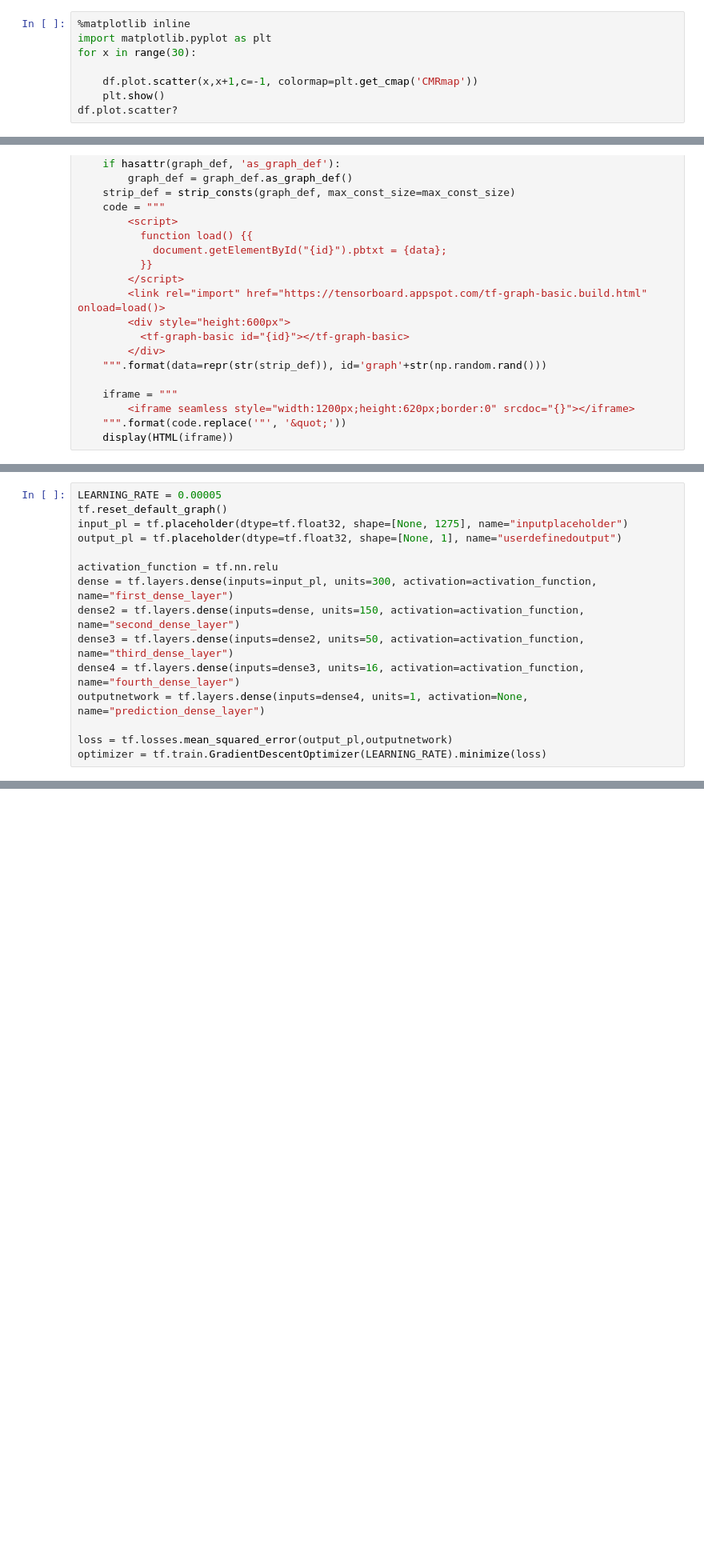
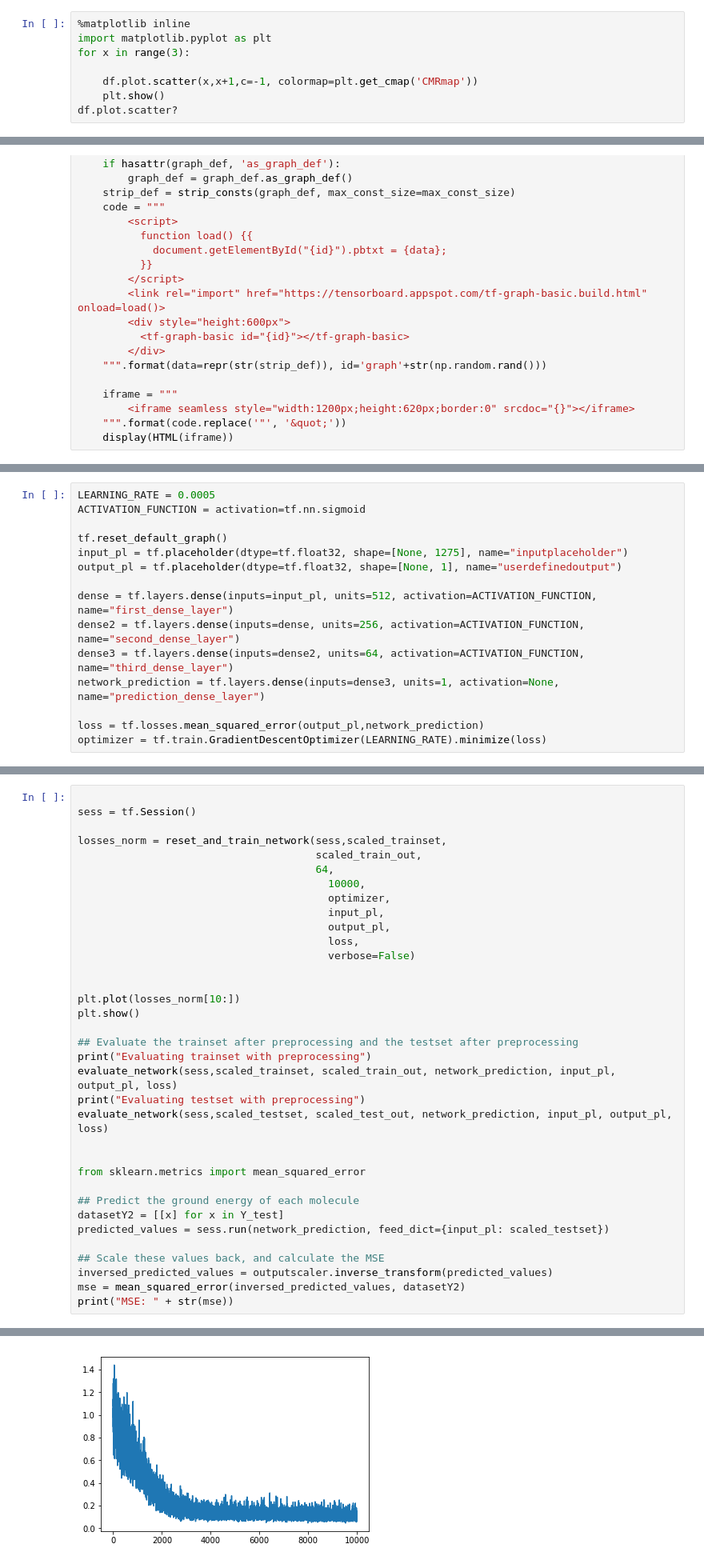
Before and after one commit to rmeertens/tensorflowcourse, a Jupyter notebook: Section 3 Predicting ground state energies of molecules.ipynb, the cells around one changed output, grey strips where cells are left out. Shown at 80% size. Cells and saved outputs as stored; diff of their text form; blank space fills up the shorter version.

```diff
--- a/Section 3 Predicting ground state energies of molecules.ipynb
+++ b/Section 3 Predicting ground state energies of molecules.ipynb
@@ -73,7 +73,7 @@ It's always a good idea to visualise your data. One way to do this is building a
 # %%
 %matplotlib inline
 import matplotlib.pyplot as plt
-for x in range(30):
+for x in range(3):
 
     df.plot.scatter(x,x+1,c=-1, colormap=plt.get_cmap('CMRmap'))
     plt.show()
@@ -344,15 +493,15 @@ So far we only made a two-layer neural network. Let's try to create a multi-laye
 # %%
-LEARNING_RATE = 0.00005
+LEARNING_RATE = 0.0005
+ACTIVATION_FUNCTION = activation=tf.nn.sigmoid
+
 tf.reset_default_graph()
 input_pl = tf.placeholder(dtype=tf.float32, shape=[None, 1275], name="inputplaceholder")
 output_pl = tf.placeholder(dtype=tf.float32, shape=[None, 1], name="userdefinedoutput")
 
-activation_function = tf.nn.relu
-dense = tf.layers.dense(inputs=input_pl, units=300, activation=activation_function, name="first_dense_layer")
-dense2 = tf.layers.dense(inputs=dense, units=150, activation=activation_function, name="second_dense_layer")
-dense3 = tf.layers.dense(inputs=dense2, units=50, activation=activation_function, name="third_dense_layer")
-dense4 = tf.layers.dense(inputs=dense3, units=16, activation=activation_function, name="fourth_dense_layer")
-outputnetwork = tf.layers.dense(inputs=dense4, units=1, activation=None, name="prediction_dense_layer")
+dense = tf.layers.dense(inputs=input_pl, units=512, activation=ACTIVATION_FUNCTION, name="first_dense_layer")
+dense2 = tf.layers.dense(inputs=dense, units=256, activation=ACTIVATION_FUNCTION, name="second_dense_layer")
+dense3 = tf.layers.dense(inputs=dense2, units=64, activation=ACTIVATION_FUNCTION, name="third_dense_layer")
+network_prediction = tf.layers.dense(inputs=dense3, units=1, activation=None, name="prediction_dense_layer")
 
-loss = tf.losses.mean_squared_error(output_pl,outputnetwork)
+loss = tf.losses.mean_squared_error(output_pl,network_prediction)
 optimizer = tf.train.GradientDescentOptimizer(LEARNING_RATE).minimize(loss)
@@ -358,0 +523,36 @@ optimizer = tf.train.GradientDescentOptimizer(LEARNING_RATE).minimize(loss)
+# %%
+
+sess = tf.Session()
+
+losses_norm = reset_and_train_network(sess,scaled_trainset,
+                                      scaled_train_out,
+                                      64,
+                                        10000,
+                                        optimizer,
+                                        input_pl,
+                                        output_pl,
+                                        loss,
+                                        verbose=False)
+
+
+plt.plot(losses_norm[10:])
+plt.show()
+
+## Evaluate the trainset after preprocessing and the testset after preprocessing
+print("Evaluating trainset with preprocessing")
+evaluate_network(sess,scaled_trainset, scaled_train_out, network_prediction, input_pl, output_pl, loss)
+print("Evaluating testset with preprocessing")
+evaluate_network(sess,scaled_testset, scaled_test_out, network_prediction, input_pl, output_pl, loss)
+
+
+from sklearn.metrics import mean_squared_error
+
+## Predict the ground energy of each molecule
+datasetY2 = [[x] for x in Y_test]
+predicted_values = sess.run(network_prediction, feed_dict={input_pl: scaled_testset})
+
+## Scale these values back, and calculate the MSE
+inversed_predicted_values = outputscaler.inverse_transform(predicted_values)
+mse = mean_squared_error(inversed_predicted_values, datasetY2)
+print("MSE: " + str(mse))
+# %% [output]
@@ -358,0 +571 @@ optimizer = tf.train.GradientDescentOptimizer(LEARNING_RATE).minimize(loss)
+[figure, added]
```
Also changed, not shown: parts of 40 cells of this notebook.
